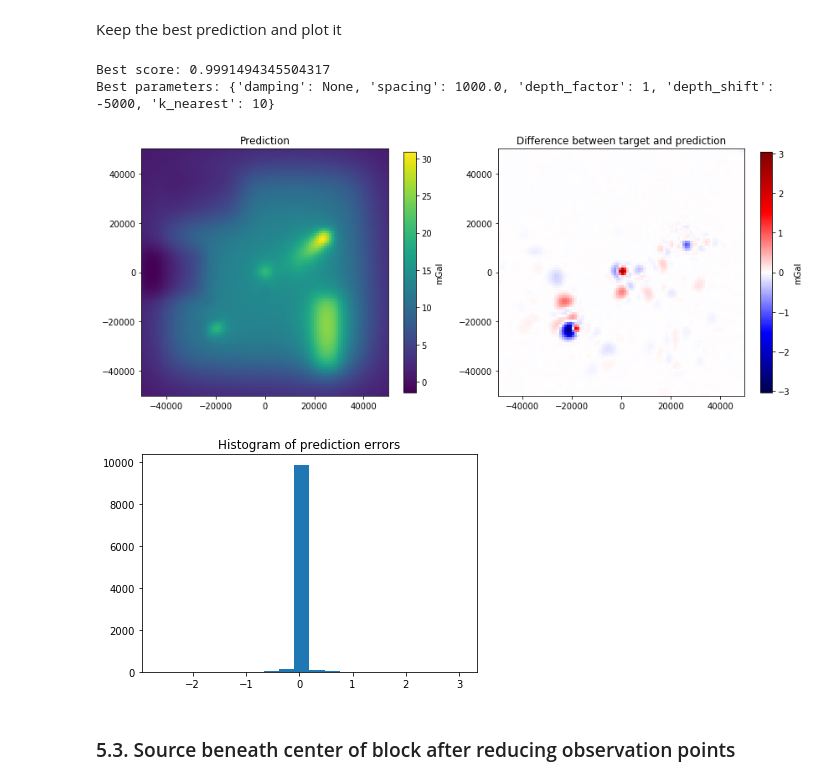
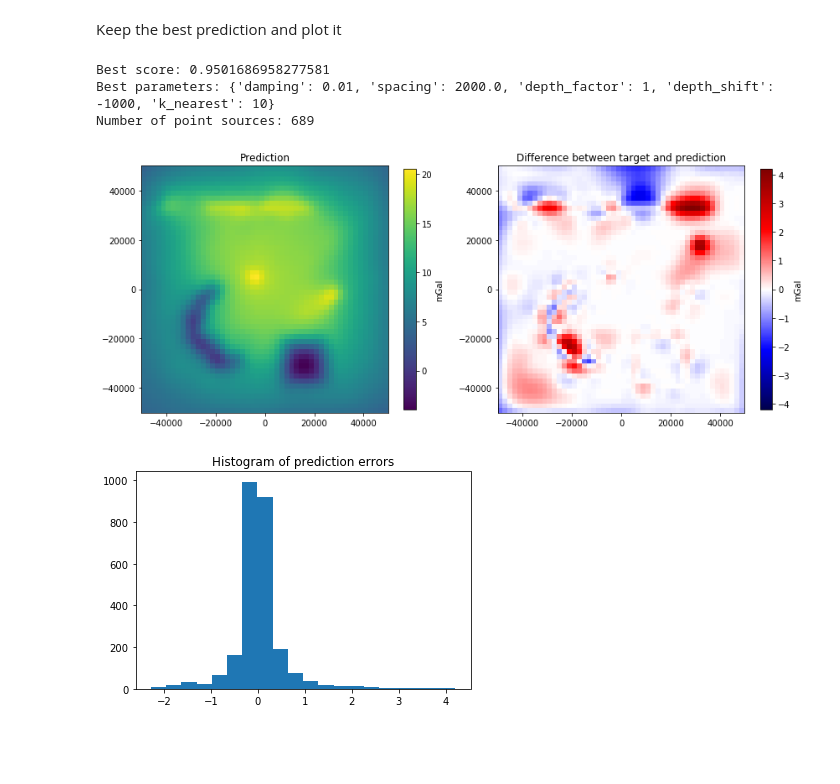
Before and after one commit to compgeolab/eql-gradient-boosted, a Jupyter notebook: notebooks/Gridding synthetic ground survey.ipynb, the cells around one changed output. Drawn from its saved outputs; the diff is of its cells as text; code cells hidden in the pictures; blank space fills up the shorter version.

```diff
--- a/notebooks/Gridding synthetic ground survey.ipynb
+++ b/notebooks/Gridding synthetic ground survey.ipynb
@@ -450,13 +503,16 @@ best_params = parameters_sets[best]
 print("Best score:", scores[best])
 print("Best parameters:", best_params)
 
-points = block_reduced_sources(
-    coordinates, center_coordinates=True, **best_params
-)
+points = grid_sources(coordinates, **best_params)
 eql = hm.EQLHarmonic(points=points, damping=best_params["damping"])
 eql.fit(coordinates, getattr(survey, field))
 best_prediction = eql.predict(grid)
 
+print("Number of point sources:", points[0].size)
+
+# Store the best prediction
+best_predictions["constant_depth"]["grid"] = best_prediction
+
 plot_prediction(grid, best_prediction, target)
 histogram_errors(best_prediction, target)
 # %% [output]
@@ -526,13 +523,0 @@ Keep the best prediction and plot it
-# %%
-best = np.argmax(scores)
-best_params = parameters_sets[best]
-print("Best score:", scores[best])
-print("Best parameters:", best_params)
-
-points = grid_sources(coordinates, **best_params)
-eql = hm.EQLHarmonic(points=points, damping=best_params["damping"])
-eql.fit(coordinates, getattr(survey, field))
-best_prediction = eql.predict(grid)
-
-plot_prediction(grid, best_prediction, target)
-histogram_errors(best_prediction, target)
@@ -617,6 +597,11 @@ eql = hm.EQLHarmonic(points=points, damping=best_params["damping"])
 eql.fit(coordinates, getattr(survey, field))
 best_prediction = eql.predict(grid)
 
+print("Number of point sources:", points[0].size)
+
+# Store the best prediction
+best_predictions["variable_depth"]["source_beneath_data"] = best_prediction
+
 plot_prediction(grid, best_prediction, target)
 histogram_errors(best_prediction, target)
 # %% [output]
@@ -636,13 +622,13 @@ Define the set of parameters that will be used on the interpolations
 parameters_sets = [
     dict(
         damping=combo[0],
-        spacing=combo[1],
-        depth_factor=combo[2],
-        depth_shift=combo[3],
-        k_nearest=combo[4],
+        spacing=block_spacing,
+        depth_factor=combo[1],
+        depth_shift=combo[2],
+        k_nearest=combo[3],
     )
     for combo in itertools.product(
-        dampings, block_spacings, depth_factors, depth_shifts, k_values
+        dampings, depth_factors, depth_shifts, k_values
     )
 ]
 # %% [markdown]
@@ -674,20 +676,24 @@ Keep the best prediction and plot it
 # %%
 best = np.argmax(scores)
 best_params = parameters_sets[best]
 print("Best score:", scores[best])
 print("Best parameters:", best_params)
 
 points = block_reduced_sources(coordinates, **best_params)
 eql = hm.EQLHarmonic(points=points, damping=best_params["damping"])
 eql.fit(coordinates, getattr(survey, field))
 best_prediction = eql.predict(grid)
 
+print("Number of point sources:", points[0].size)
+
+# Store the best prediction
+best_predictions["variable_depth"]["block_reduced"] = best_prediction
+
 plot_prediction(grid, best_prediction, target)
 histogram_errors(best_prediction, target)
 # %% [output]
-Best score: 0.9991494345504317
-Best parameters: {'damping': None, 'spacing': 1000.0, 'depth_factor': 1, 'depth_shift': -5000, 'k_nearest': 10}
+Best score: 0.9501686958277581
+Best parameters: {'damping': 0.01, 'spacing': 2000.0, 'depth_factor': 1, 'depth_shift': -1000, 'k_nearest': 10}
+Number of point sources: 689
-[figure, old version]
+[figure, new version]
-[figure, old version]
+[figure, new version]
-# %% [markdown]
-### 5.3. Source beneath center of block after reducing observation points
```
Also changed, not shown: parts of 51 cells of this notebook, 2 other files.
